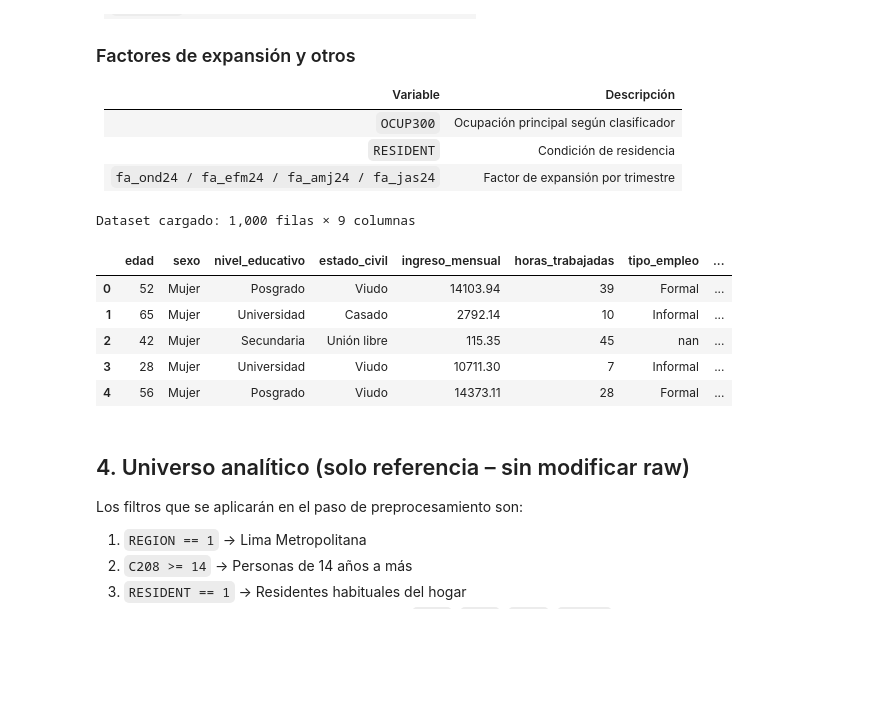
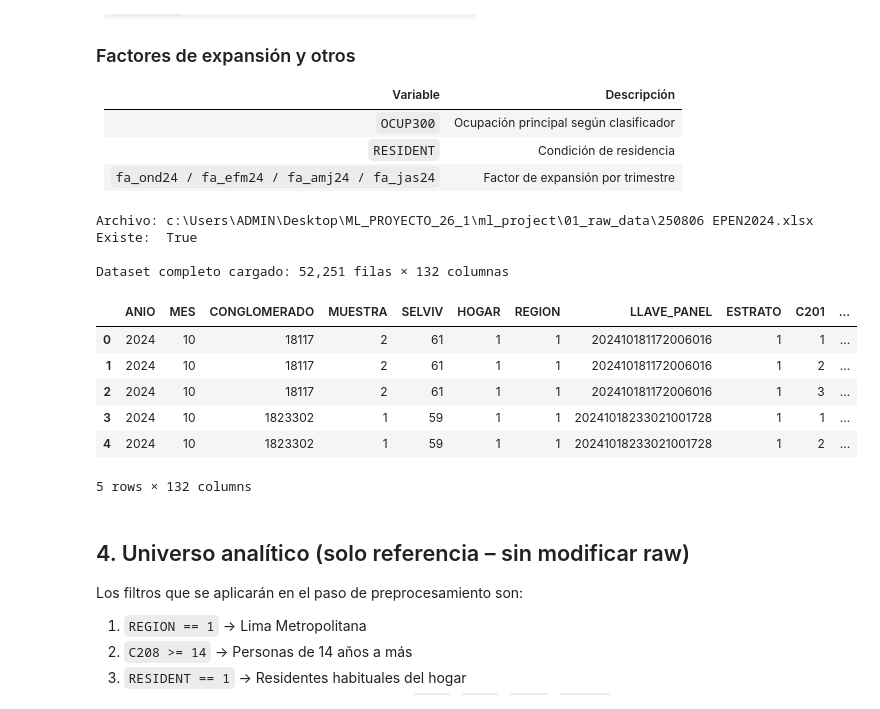
Before and after one commit to AAlvarezT/ML_PROYECTO_26_1, a Jupyter notebook: ml_project/02_data_understanding/00_original_dataset_overview.ipynb, the cells around one changed output. Drawn from its saved outputs; the diff is of its cells as text; code cells hidden in the pictures; blank space fills up the shorter version.

```diff
--- a/ml_project/02_data_understanding/00_original_dataset_overview.ipynb
+++ b/ml_project/02_data_understanding/00_original_dataset_overview.ipynb
@@ -113,23 +113,30 @@ import numpy as np
 import os
 # %%
 # ─── Rutas ────────────────────────────────────────────────────────────────────
-BASE_DIR  = os.path.dirname(os.path.abspath('__file__'))
-DATA_PATH = os.path.join(BASE_DIR, '250806 EPEN2024.xlsx')
+NOTEBOOK_DIR = os.getcwd()                                          # .../02_data_understanding/
+PROJECT_DIR  = os.path.abspath(os.path.join(NOTEBOOK_DIR, '..'))   # .../ml_project/
+DATA_PATH    = os.path.join(PROJECT_DIR, '01_raw_data', '250806 EPEN2024.xlsx')
+
+print(f'Archivo: {DATA_PATH}')
+print(f'Existe:  {os.path.exists(DATA_PATH)}')
 
 # ─── Carga del dataset completo (raw, sin modificaciones) ─────────────────────
 df_raw = pd.read_excel(DATA_PATH)
 
-print(f'Dataset completo cargado: {df_raw.shape[0]:,} filas × {df_raw.shape[1]} columnas')
-print(f'Columnas: {df_raw.columns.tolist()}')
+print(f'\nDataset completo cargado: {df_raw.shape[0]:,} filas × {df_raw.shape[1]} columnas')
 df_raw.head()
 # %% [output]
-Dataset cargado: 1,000 filas × 9 columnas
+Archivo: c:\Users\ADMIN\Desktop\ML_PROYECTO_26_1\ml_project\01_raw_data\250806 EPEN2024.xlsx
+Existe:  True
+
+Dataset completo cargado: 52,251 filas × 132 columnas
-|  | edad | sexo | nivel_educativo | estado_civil | ingreso_mensual | horas_trabajadas | tipo_empleo | ... |
-| 0 | 52 | Mujer | Posgrado | Viudo | 14103.94 | 39 | Formal | ... |
-| 1 | 65 | Mujer | Universidad | Casado | 2792.14 | 10 | Informal | ... |
-| 2 | 42 | Mujer | Secundaria | Unión libre | 115.35 | 45 | nan | ... |
-| 3 | 28 | Mujer | Universidad | Viudo | 10711.30 | 7 | Informal | ... |
-| 4 | 56 | Mujer | Posgrado | Viudo | 14373.11 | 28 | Formal | ... |
+|  | ANIO | MES | CONGLOMERADO | MUESTRA | SELVIV | HOGAR | REGION | LLAVE_PANEL | ESTRATO | C201 | ... |
+| 0 | 2024 | 10 | 18117 | 2 | 61 | 1 | 1 | 202410181172006016 | 1 | 1 | ... |
+| 1 | 2024 | 10 | 18117 | 2 | 61 | 1 | 1 | 202410181172006016 | 1 | 2 | ... |
+| 2 | 2024 | 10 | 18117 | 2 | 61 | 1 | 1 | 202410181172006016 | 1 | 3 | ... |
+| 3 | 2024 | 10 | 1823302 | 1 | 59 | 1 | 1 | 20241018233021001728 | 1 | 1 | ... |
+| 4 | 2024 | 10 | 1823302 | 1 | 59 | 1 | 1 | 20241018233021001728 | 1 | 2 | ... |
+5 rows × 132 columns
 # %% [markdown]
 ## 4. Universo analítico (solo referencia – sin modificar raw)
 
```
Also changed, not shown: parts of 4 cells of this notebook.
